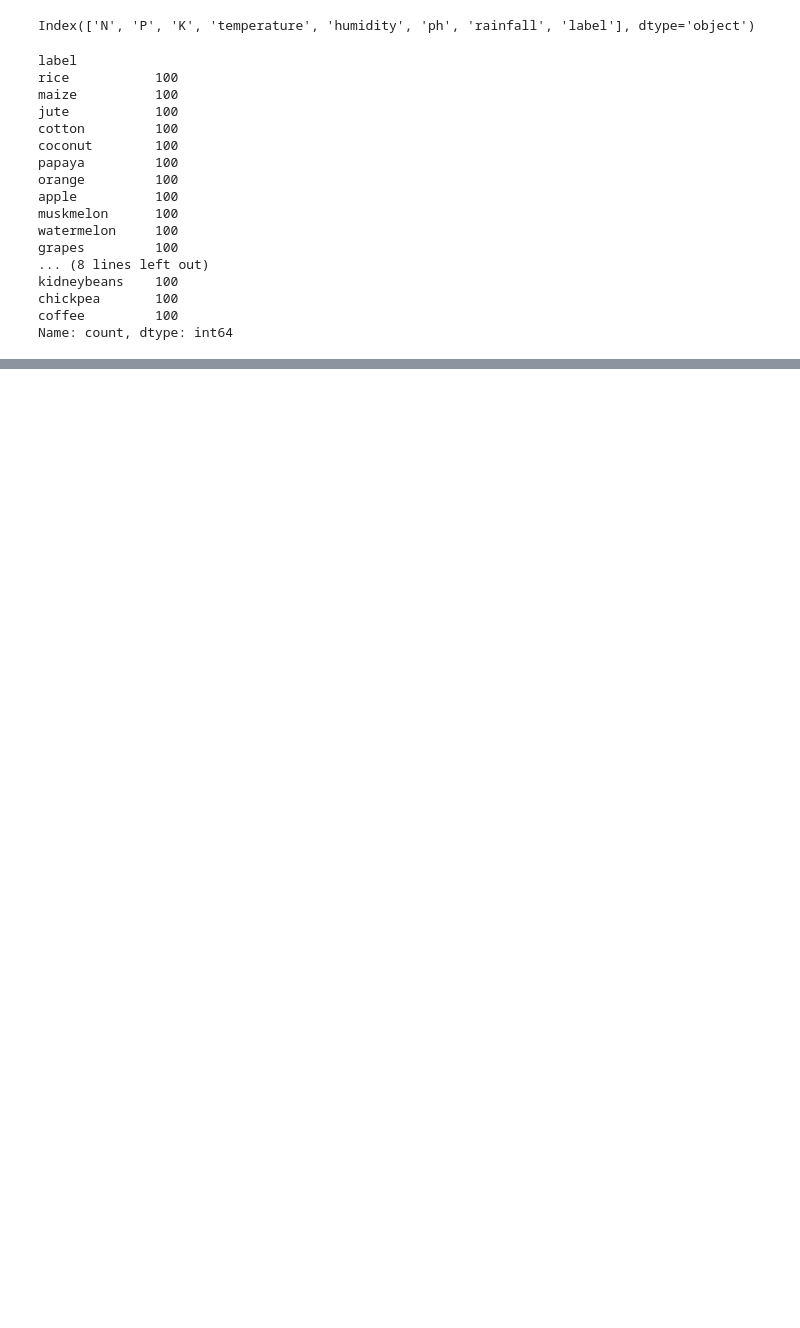
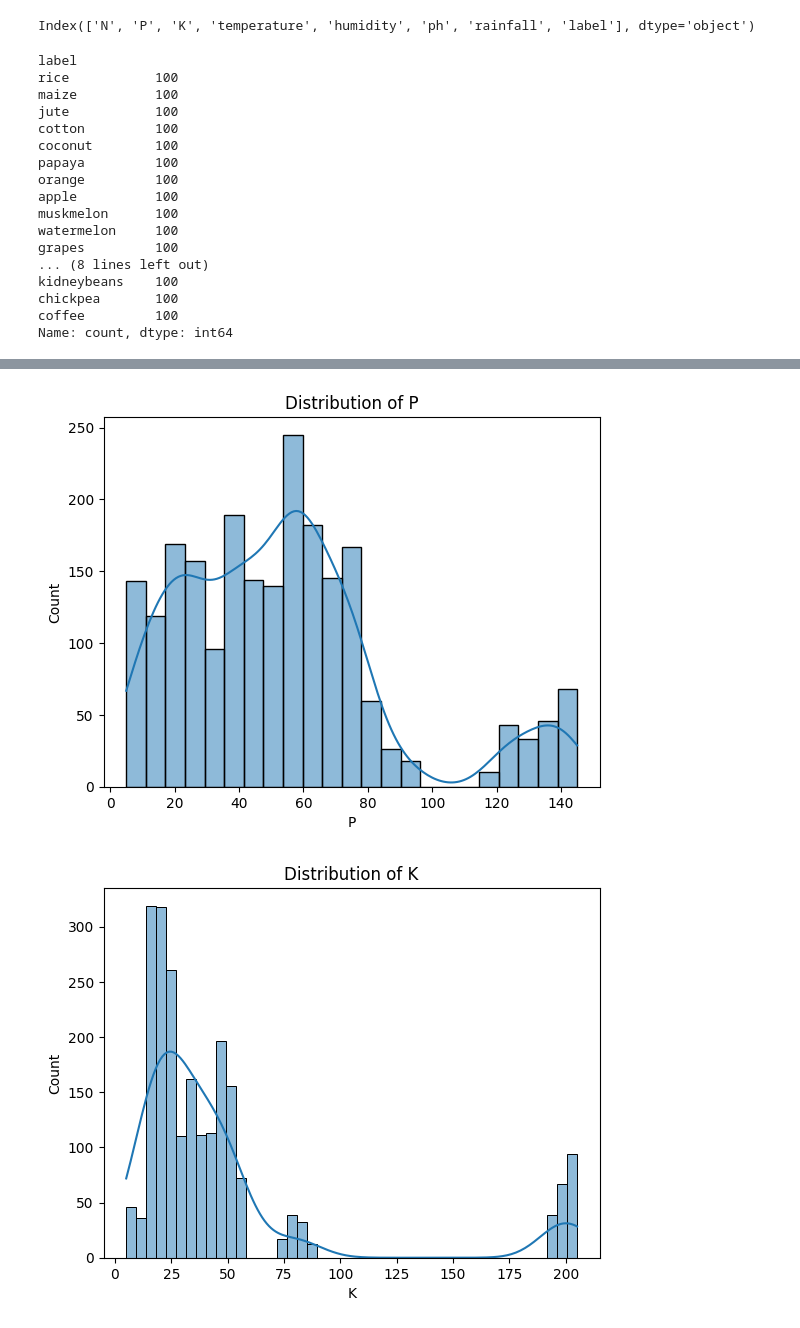
Before and after one commit to Mr-Chakradhar09/week-1, a Jupyter notebook: Crop and Fertilizer Recommendation Project -5/crop.ipynb, the cells around one changed output, grey strips where cells are left out. Saved outputs shown, nothing was run; the diff lists cells and outputs as text; code cells hidden in the pictures; blank space fills up the shorter version.

```diff
--- a/Crop and Fertilizer Recommendation Project -5/crop.ipynb
+++ b/Crop and Fertilizer Recommendation Project -5/crop.ipynb
@@ -109,0 +143,10 @@ Name: count, dtype: int64
+# %%
+# Distribution of 'P', 'K', 'temperature', 'humidity', 'ph', 'rainfall' features
+features = ['P', 'K', 'temperature', 'humidity', 'ph', 'rainfall']
+for feature in features:
+    sns.histplot(crop[feature], kde=True)
+    plt.title(f'Distribution of {feature}')
+    plt.show()
+# %% [output]
+[figure, added]
+[figure, added]
```
Also changed, not shown: parts of 13 cells of this notebook.
